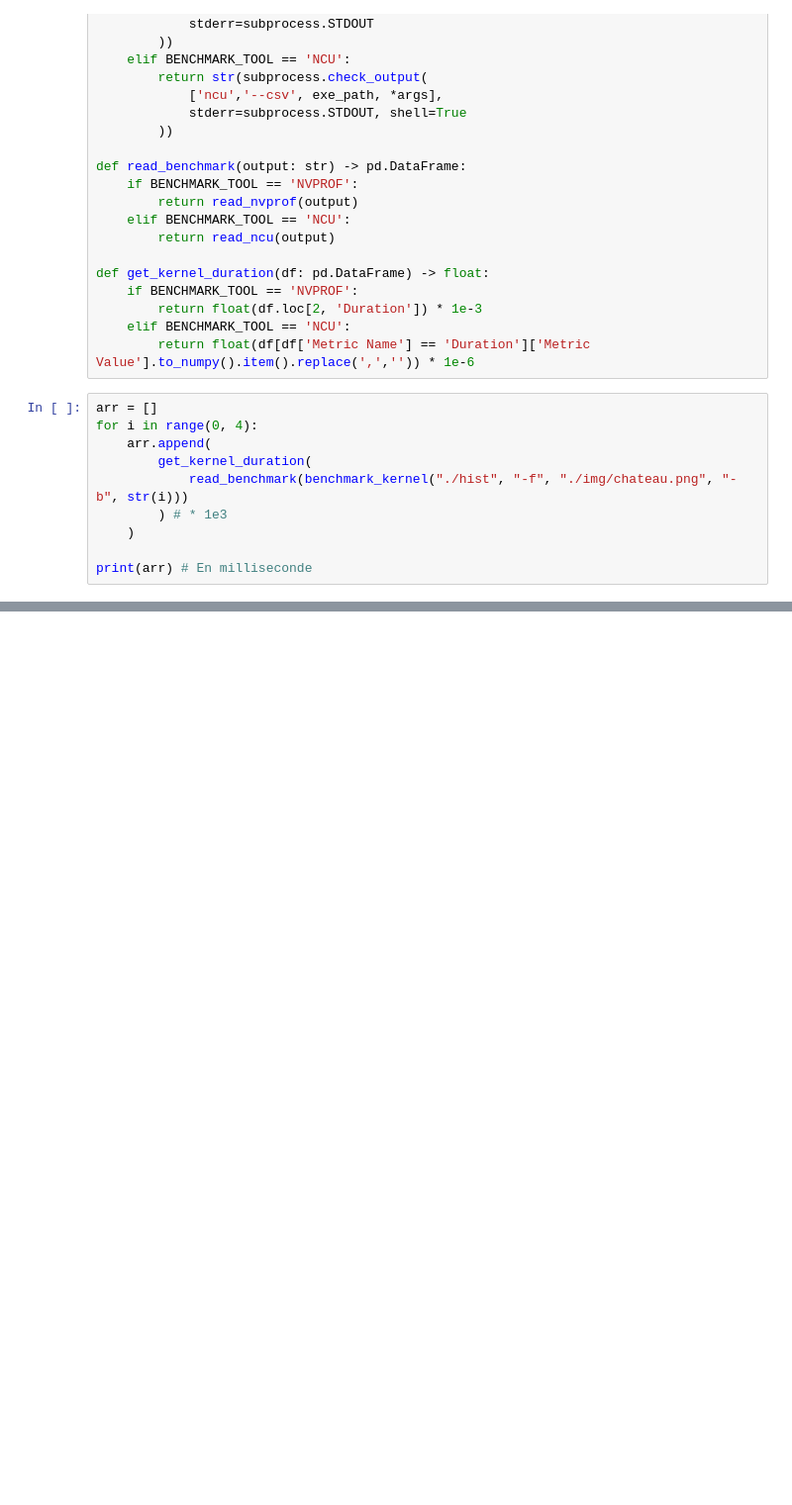
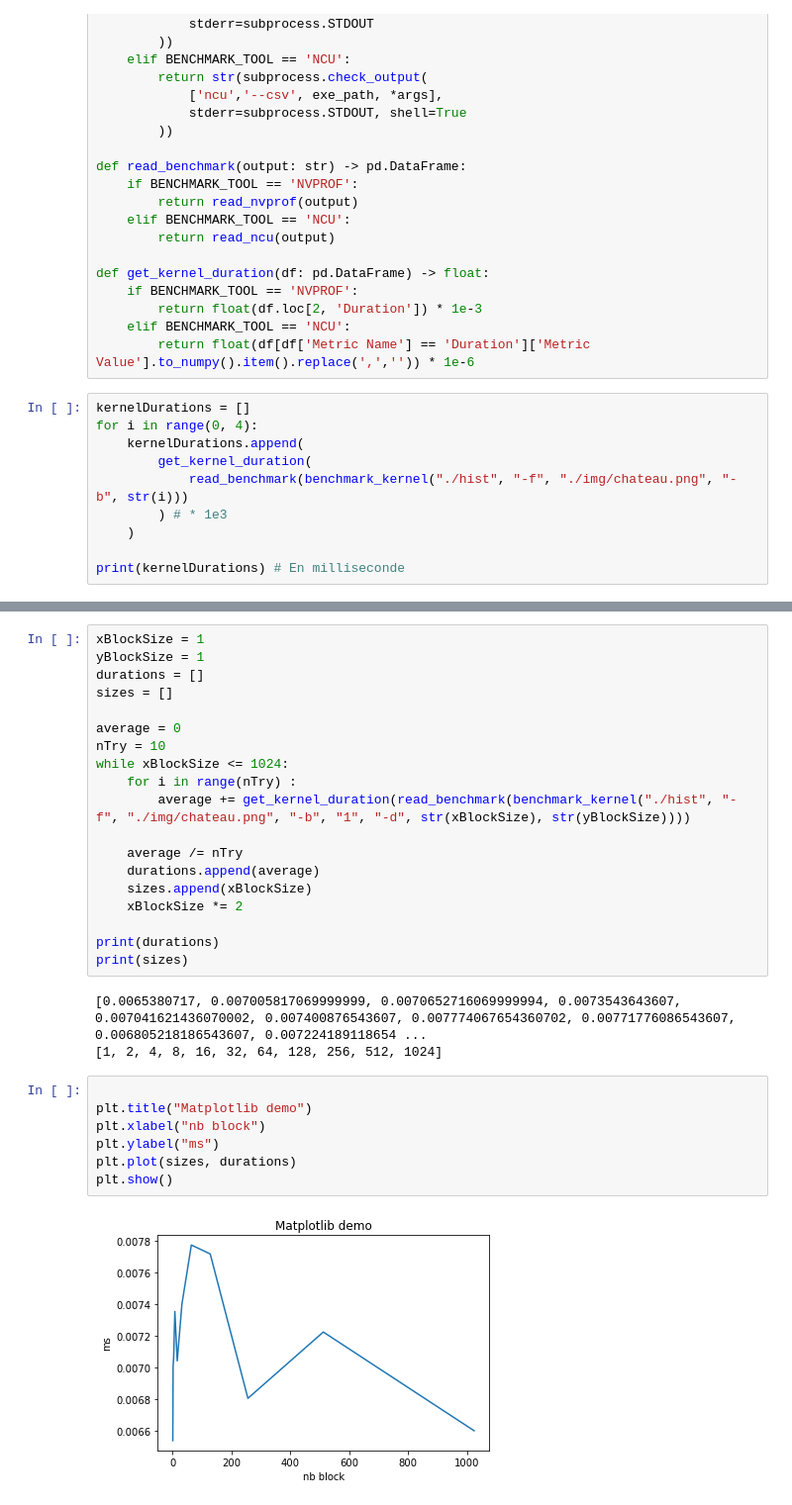
Before and after one commit to Me-k-01/Histogram_equalization, a Jupyter notebook: rapport-tp3.ipynb, the cells around one changed output, grey strips where cells are left out. Shown: that part at 99% size. Saved outputs shown, nothing was run; the diff lists cells and outputs as text; blank space fills up the shorter version.

Commit message:
benchmark du kernel histogramme

```diff
--- a/rapport-tp3.ipynb
+++ b/rapport-tp3.ipynb
@@ -46,13 +47,13 @@ def get_kernel_duration(df: pd.DataFrame) -> float:
     elif BENCHMARK_TOOL == 'NCU':
         return float(df[df['Metric Name'] == 'Duration']['Metric Value'].to_numpy().item().replace(',','')) * 1e-6
 # %%
-arr = []
+kernelDurations = []
 for i in range(0, 4):
-    arr.append(
+    kernelDurations.append(
         get_kernel_duration(
             read_benchmark(benchmark_kernel("./hist", "-f", "./img/chateau.png", "-b", str(i)))
         ) # * 1e3
     )
 
-print(arr) # En milliseconde
+print(kernelDurations) # En milliseconde
 # %% [output]
@@ -82 +83,32 @@ banchmark égaliser l'histogramme:
 | 6 | ' | NaN | NaN | NaN | NaN | NaN | NaN | NaN | NaN | ... |
+# %%
+xBlockSize = 1
+yBlockSize = 1
+durations = []
+sizes = []
+
+average = 0
+nTry = 10
+while xBlockSize <= 1024:
+    for i in range(nTry) :
+        average += get_kernel_duration(read_benchmark(benchmark_kernel("./hist", "-f", "./img/chateau.png", "-b", "1", "-d", str(xBlockSize), str(yBlockSize))))
+
+    average /= nTry
+    durations.append(average)
+    sizes.append(xBlockSize)
+    xBlockSize *= 2
+
+print(durations)
+print(sizes)
+# %% [output]
+[0.0065380717, 0.007005817069999999, 0.0070652716069999994, 0.0073543643607, 0.007041621436070002, 0.007400876543607, 0.007774067654360702, 0.00771776086543607, 0.006805218186543607, 0.007224189118654 ...
+[1, 2, 4, 8, 16, 32, 64, 128, 256, 512, 1024]
+# %%
+
+plt.title("Matplotlib demo")
+plt.xlabel("nb block")
+plt.ylabel("ms")
+plt.plot(sizes, durations)
+plt.show()
+# %% [output]
+[figure, added]
```
Also changed, not shown: parts of 4 cells of this notebook, 1 other file.
